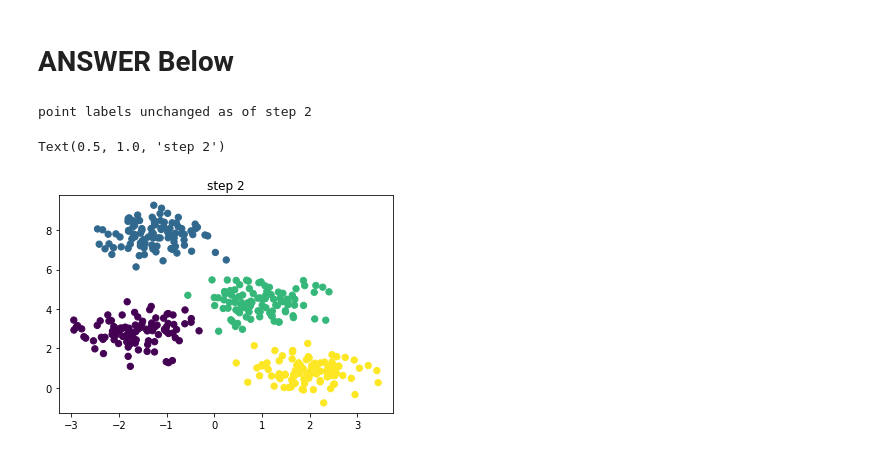
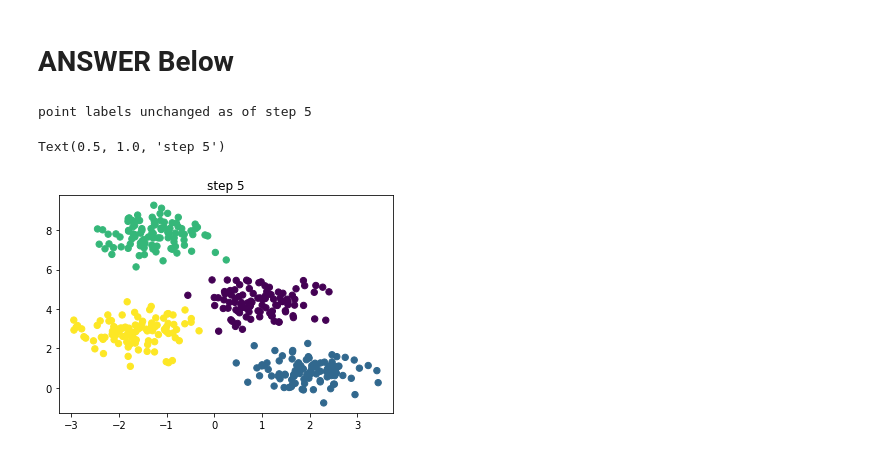
Before and after one commit to feiranxu/ai-science-training-series, a Jupyter notebook: 01_machineLearning/02_clustering_homework.ipynb, the cells around one changed output. Cells and saved outputs as stored; diff of their text form; code cells hidden in the pictures.

```diff
--- a/01_machineLearning/02_clustering_homework.ipynb
+++ b/01_machineLearning/02_clustering_homework.ipynb
@@ -124,41 +124,41 @@ Follow the example from the previous notebook [Linear Regression using SGD](./01
 # %% [markdown]
 # ANSWER Below
 # %%
-delta = 0.001
+delta = 0.01
 last_centroids = initialize_centroids(x,N)
 last_labels = assign_labels(x,last_centroids)
 
 plt.scatter(x[:, 0], x[:, 1], c=last_labels, s=40, cmap='viridis')
 plt.title('step %d' % -1)
 plt.show()
 time.sleep(1)
 ipydis.clear_output(wait=True)
 
 for step in range(30):
     centroids = get_new_centroids(x,last_labels,N)
     labels = assign_labels(x,centroids)
 
     # test if centroids have stopped moving
-    if np.all((last_centroids - centroids) < delta):
-      print('centroids unchanged as of step %d' % step)
-      break
+    if np.all(np.abs(last_centroids - centroids) < delta):
+        print('centroids unchanged as of step %d' % step)
+        break
     elif np.all(labels == last_labels):
-      print('point labels unchanged as of step %d' % step)
-      break
+        print('point labels unchanged as of step %d' % step)
+        break
     else:
-      last_labels = labels
-      last_centroids = centroids
+        last_labels = labels
+        last_centroids = centroids
 
     plt.scatter(x[:, 0], x[:, 1], c=last_labels, s=40, cmap='viridis')
     plt.title('step %d' % step)
     plt.show()
     time.sleep(1)
     plt.close('all')
     ipydis.clear_output(wait=True)
 
 plt.scatter(x[:, 0], x[:, 1], c=last_labels, s=40, cmap='viridis')
 plt.title('step %d' % step)
 # %% [output]
-point labels unchanged as of step 2
+point labels unchanged as of step 5
-Text(0.5, 1.0, 'step 2')
+Text(0.5, 1.0, 'step 5')
-[figure, old version]
+[figure, new version]
```
